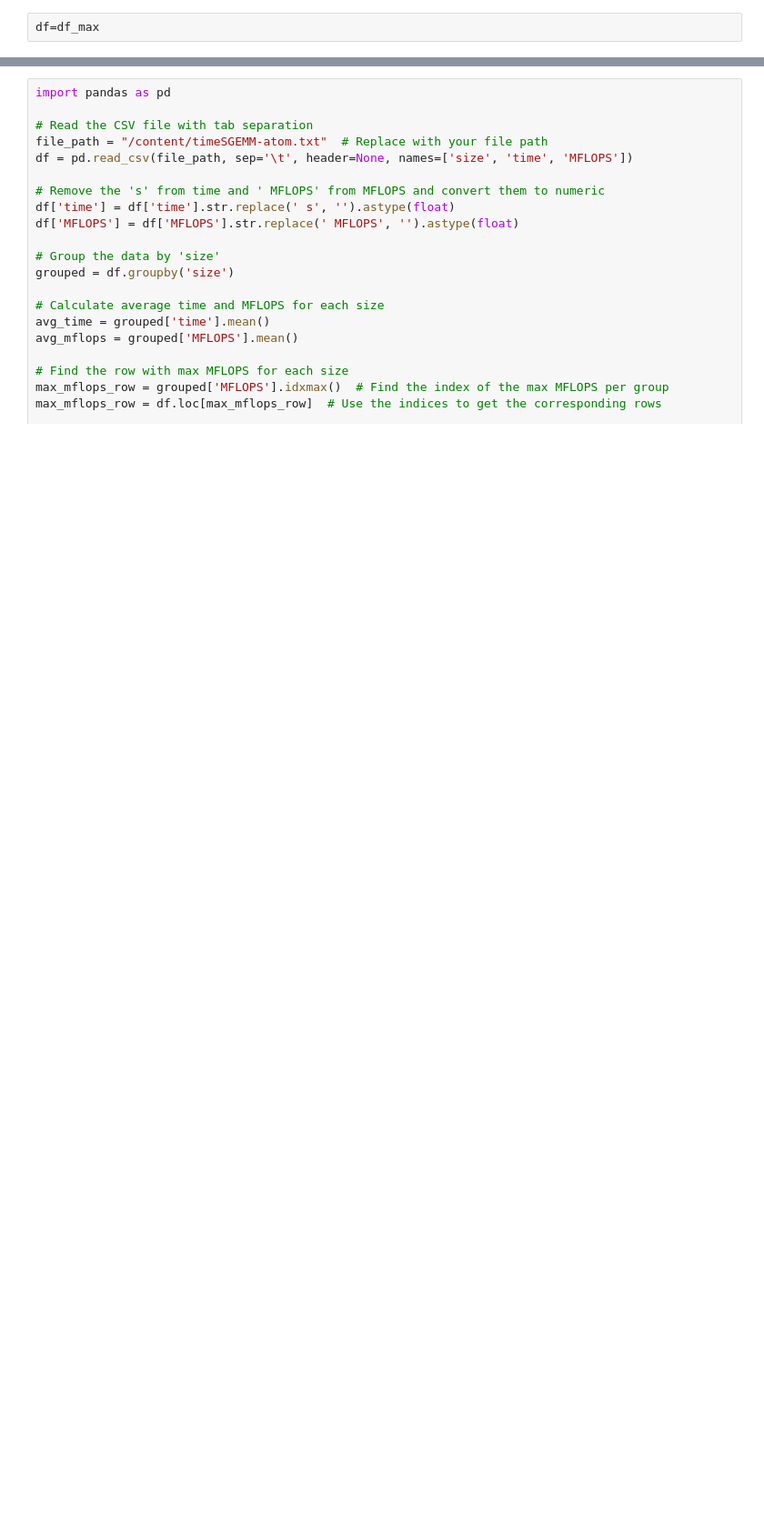
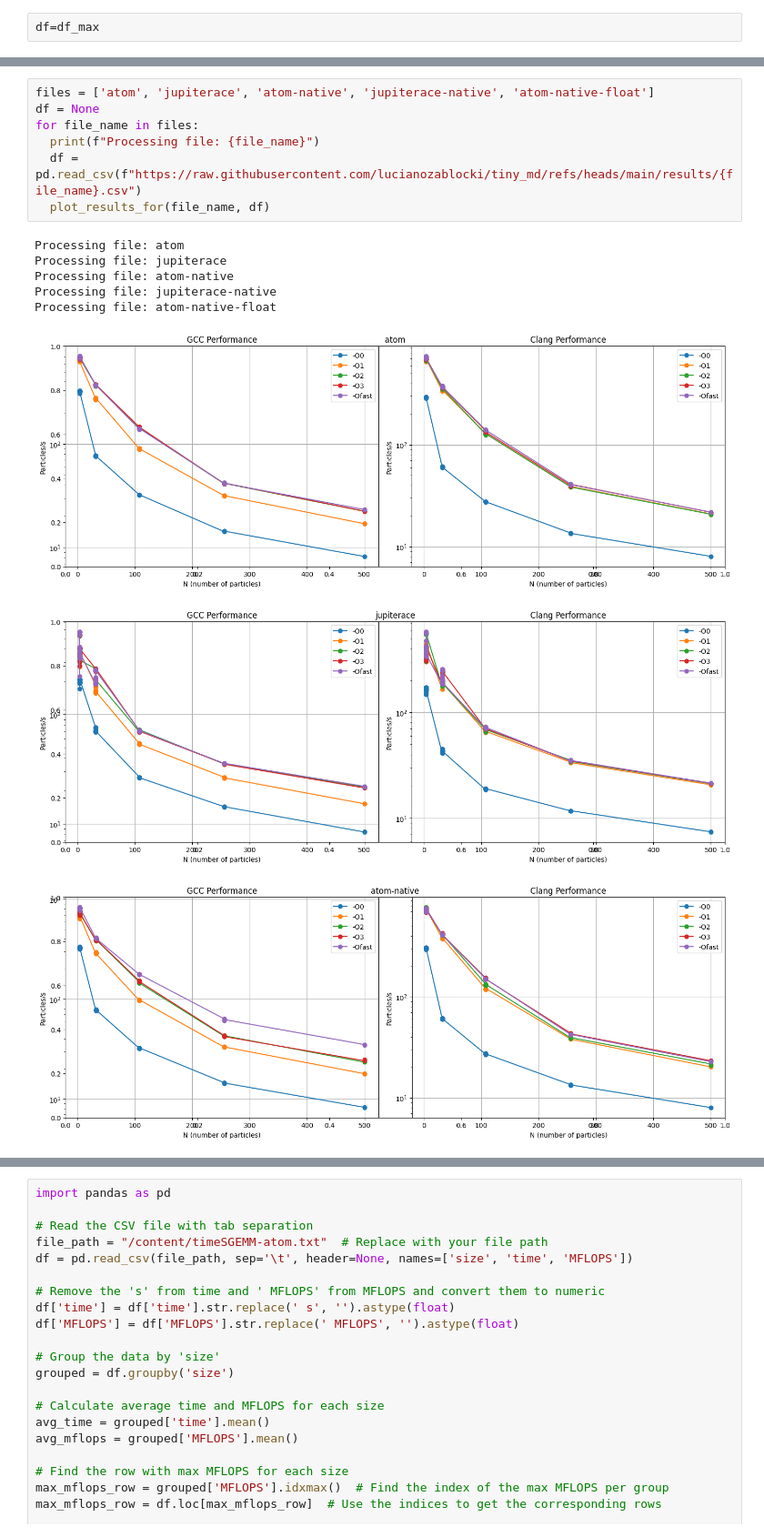
Before and after one commit to lucianozablocki/tiny_md, a Jupyter notebook: cp_lab1.ipynb, the cells around one changed output, grey strips where cells are left out. Shown at 91% size. Saved outputs shown, nothing was run; the diff lists cells and outputs as text; blank space fills up the shorter version.

```diff
--- a/cp_lab1.ipynb
+++ b/cp_lab1.ipynb
@@ -134,0 +129,16 @@ plt.tight_layout()
+# %%
+files = ['atom', 'jupiterace', 'atom-native', 'jupiterace-native', 'atom-native-float']
+df = None
+for file_name in files:
+  print(f"Processing file: {file_name}")
+  df = pd.read_csv(f"https://raw.githubusercontent.com/lucianozablocki/tiny_md/refs/heads/main/results/{file_name}.csv")
+  plot_results_for(file_name, df)
+# %% [output]
+Processing file: atom
+Processing file: jupiterace
+Processing file: atom-native
+Processing file: jupiterace-native
+Processing file: atom-native-float
+[figure, added]
+[figure, added]
+[figure, added]
```
Also changed, not shown: parts of 7 cells of this notebook.
